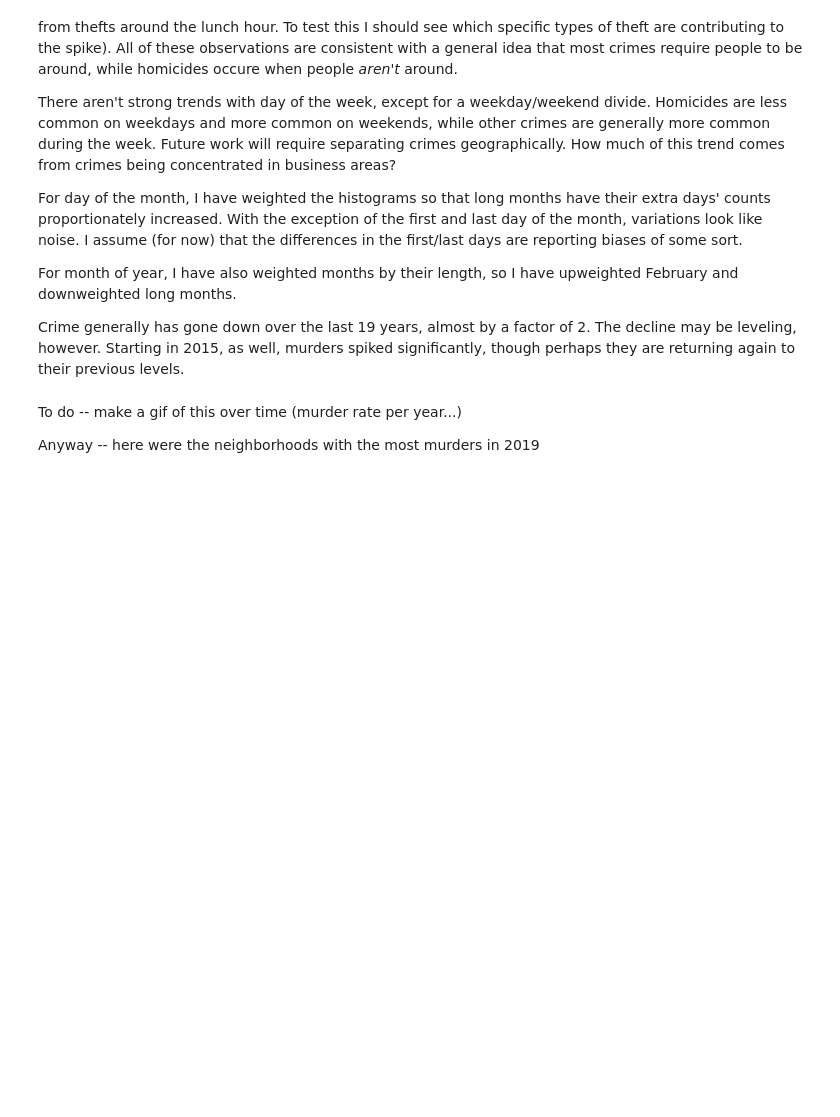
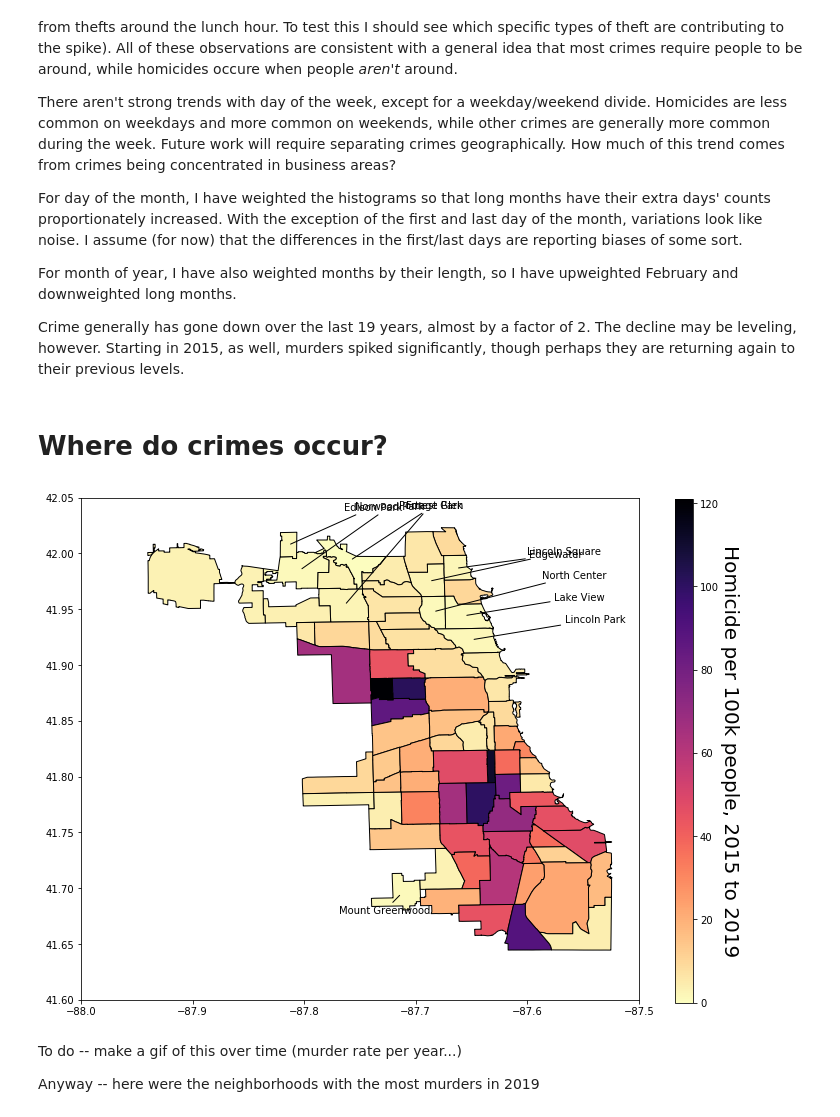
Before and after one commit to emapple/chicago-crime, a Jupyter notebook: Chicago-crime.ipynb, the cells around one changed output. Drawn from its saved outputs; the diff is of its cells as text; code cells hidden in the pictures; blank space fills up the shorter version.

Commit message:
Make function for plotting crime rates
Try to automatically place text labels

```diff
--- a/Chicago-crime.ipynb
+++ b/Chicago-crime.ipynb
@@ -73,3 +75,40 @@ def plot_counts(counts, ax, weights=None, bar=True, do_err=False, **kwargs):
             ax.errorbar(np.sort(xs), vals[np.argsort(xs)], yerr=np.sqrt(counts.values)/counts.values.sum(), **kwargs)
         else:
             ax.plot(np.sort(xs), vals[np.argsort(xs)], **kwargs)
+# %%
+def spread_annotations(xys, geo_df):
+    """Given list of (x, y) values, returns distributed (x, y) values for placing text label
+
+    xys : the list of (x, y) values
+    geo_df : the geopandas dataframe
+    """
+
+    xys = np.array(xys)
+    shape = xys.shape
+    try:
+        x, y = xys
+    except ValueError:
+        x, y = xys.transpose()
+
+    tot_map = shops.cascaded_union(geo_df.geometry)
+    tot_map = tot_map.convex_hull
+    new_x, new_y = [], []
+    for ix, iy in zip(x, y):
+        near_points = shops.nearest_points(Point(ix, iy), tot_map.boundary)
+        centroid_point = near_points[0].bounds[0], near_points[0].bounds[1]
+        edge_point = [near_points[1].bounds[0], near_points[1].bounds[1]]
+
+        if abs(edge_point[1] - tot_map.bounds[3]) < 0.02:
+            edge_point[1] += 0.02
+        elif abs(edge_point[1] - tot_map.bounds[1]) < 0.02:
+            edge_point[1] -= 0.02
+        if tot_map.intersects(Point(edge_point[0] + 0.05, edge_point[1])):
+            edge_point[0] -= 0.05
+        else:
+            edge_point[0] += 0.05
+
+
+        new_x.append(edge_point[0])
+        new_y.append(edge_point[1])
+
+    return np.array(new_x), np.array(new_y)
@@ -139,8 +290,16 @@ For day of the month, I have weighted the histograms so that long months have th
 For month of year, I have also weighted months by their length, so I have upweighted February and downweighted long months.
 
 Crime generally has gone down over the last 19 years, almost by a factor of 2. The decline may be leveling, however. Starting in 2015, as well, murders spiked significantly, though perhaps they are returning again to their previous levels.
+# %% [markdown]
+# Where do crimes occur?
 # %%
 geodf = geopandas.read_file('../datasets/Boundaries_Community_Areas/')
+geodf['area_num_1'] = geodf['area_num_1'].astype(int)
+# %%
+plot_crime_map(crimedata, geodf, census_dat, (2015, 2019), 'homicide', cmap='magma_r',
+               annotate=True, num_annotations=(10, 0))
+# %% [output]
+[figure, added]
 # %%
 subview = crimedata.loc[crimedata['Year'] == 2019]
 neighborhood_counts = subview[subview['Primary Type'] == 'HOMICIDE']['Community Area'].value_counts(sort=False)
```
Also changed, not shown: parts of 11 cells of this notebook.
